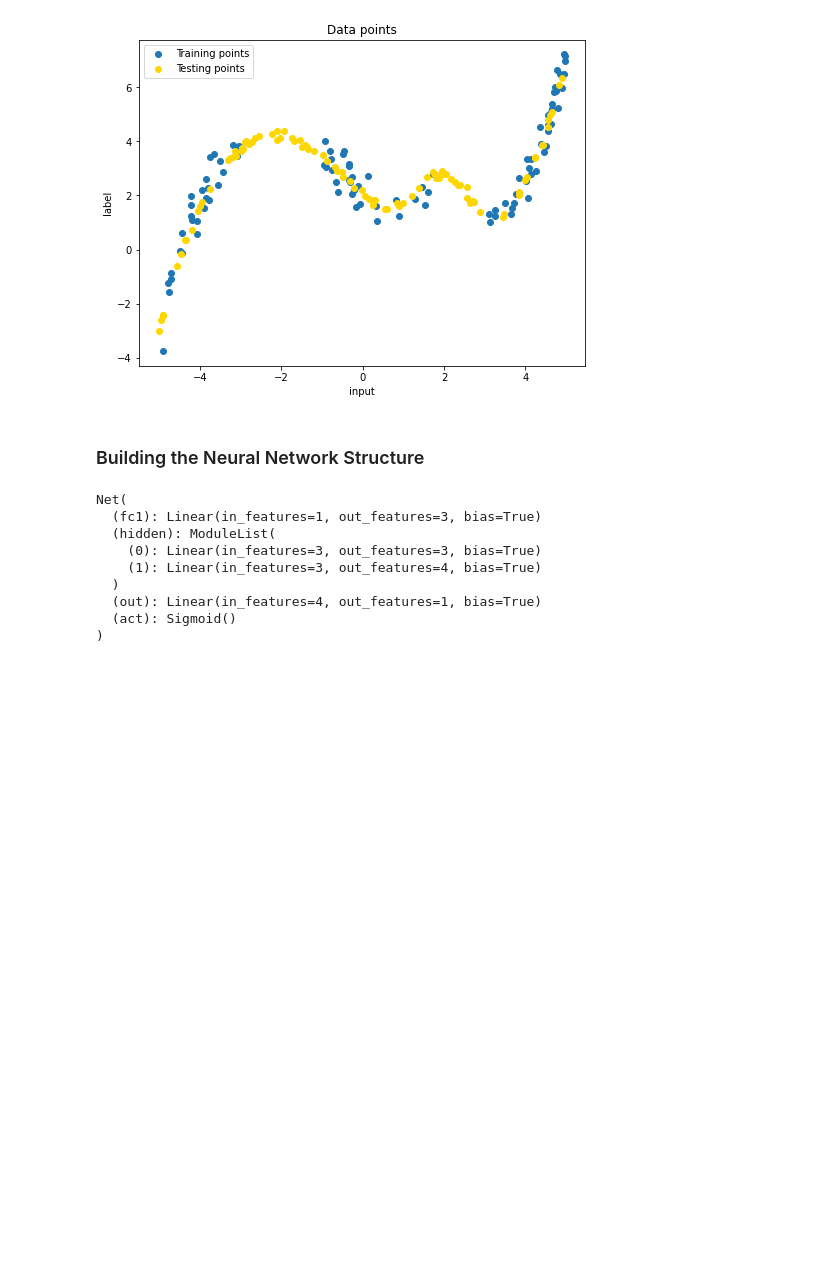
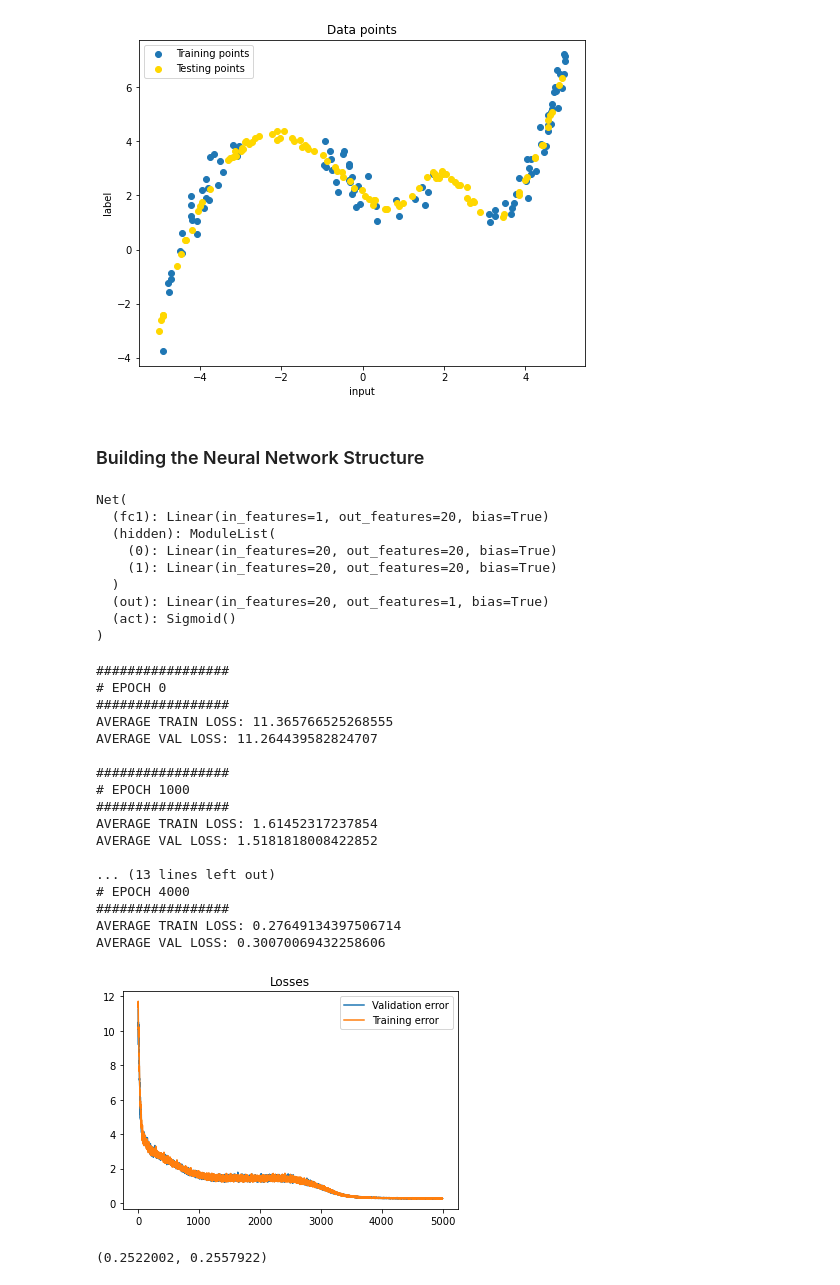
Before and after one commit to SaverioMonaco/NN-DeepLearning-Projects, a Jupyter notebook: 1. Supervised Deep Learning/Monaco-HW1.ipynb, the cells around one changed output. Cells and saved outputs as stored; diff of their text form; code cells hidden in the pictures; blank space fills up the shorter version.

```diff
--- a/1. Supervised Deep Learning/Monaco-HW1.ipynb
+++ b/1. Supervised Deep Learning/Monaco-HW1.ipynb
@@ -30,0 +36,4 @@ from torchvision import transforms
+# %%
+# Check if the GPU is available
+device = torch.device("cuda") if torch.cuda.is_available() else torch.device("cpu")
+print(f"Training device: {device}")
@@ -41,8 +52,8 @@ class CsvDataset(Dataset):
         """
         self.transform = transform
         # Read the file and split the lines in a list
-        self.data = pd.read_csv(csv_file)
-        self.names = self.data.columns
+        self.data = pd.read_csv(csv_file).to_numpy()
+        self.names = pd.read_csv(csv_file).columns
         # Now self.data contains all our dataset.
         # Each element of the list self.data is a tuple: (input, output)
 
@@ -127,14 +266,39 @@ class Net(nn.Module):
 # %%
 # Quick test for the NN structure
-net = Net(1,1,[3,3,4])
+net = Net(1,1,[20,20,20])
 print(net)
 # %% [output]
 Net(
-  (fc1): Linear(in_features=1, out_features=3, bias=True)
+  (fc1): Linear(in_features=1, out_features=20, bias=True)
   (hidden): ModuleList(
-    (0): Linear(in_features=3, out_features=3, bias=True)
-    (1): Linear(in_features=3, out_features=4, bias=True)
+    (0): Linear(in_features=20, out_features=20, bias=True)
+    (1): Linear(in_features=20, out_features=20, bias=True)
   )
-  (out): Linear(in_features=4, out_features=1, bias=True)
+  (out): Linear(in_features=20, out_features=1, bias=True)
   (act): Sigmoid()
 )
+# %%
+train_dataloader = DataLoader(train_dataset, batch_size = 64, shuffle=True, num_workers=0)
+test_dataloader = DataLoader(test_dataset, batch_size = 64, shuffle=True, num_workers=0)
+# %%
+net.fit(train_dataloader,5000,3,nn.MSELoss(),1000,1e-3,reg_term = .0001,plotlosses=True)
+# %% [output]
+#################
+# EPOCH 0
+#################
+AVERAGE TRAIN LOSS: 11.365766525268555
+AVERAGE VAL LOSS: 11.264439582824707
+
+#################
+# EPOCH 1000
+#################
+AVERAGE TRAIN LOSS: 1.61452317237854
+AVERAGE VAL LOSS: 1.5181818008422852
+
+... (13 lines left out)
+# EPOCH 4000
+#################
+AVERAGE TRAIN LOSS: 0.27649134397506714
+AVERAGE VAL LOSS: 0.30070069432258606
+[figure, added]
+(0.2522002, 0.2557922)
```
Also changed, not shown: parts of 22 cells of this notebook, 8 other files.
